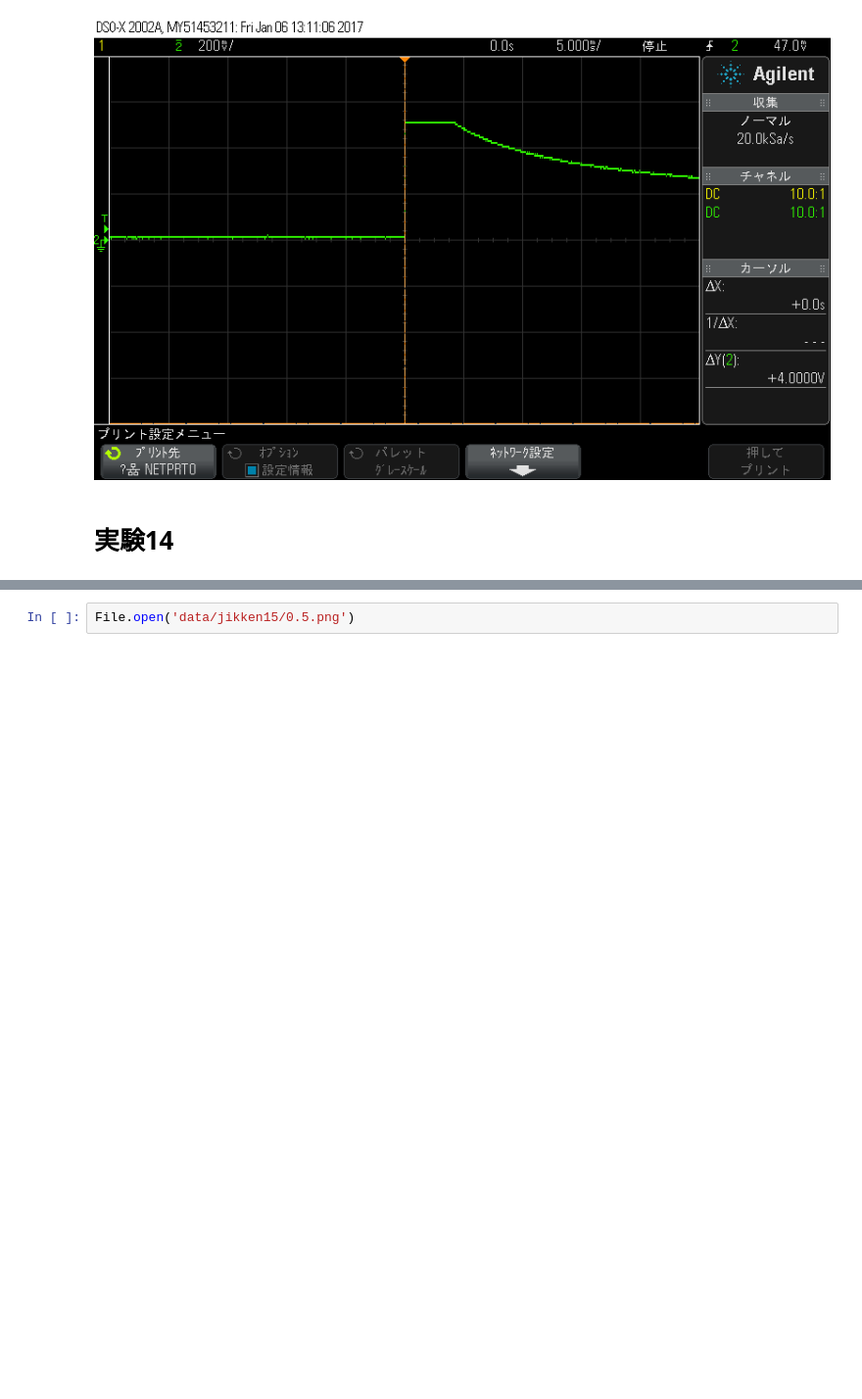
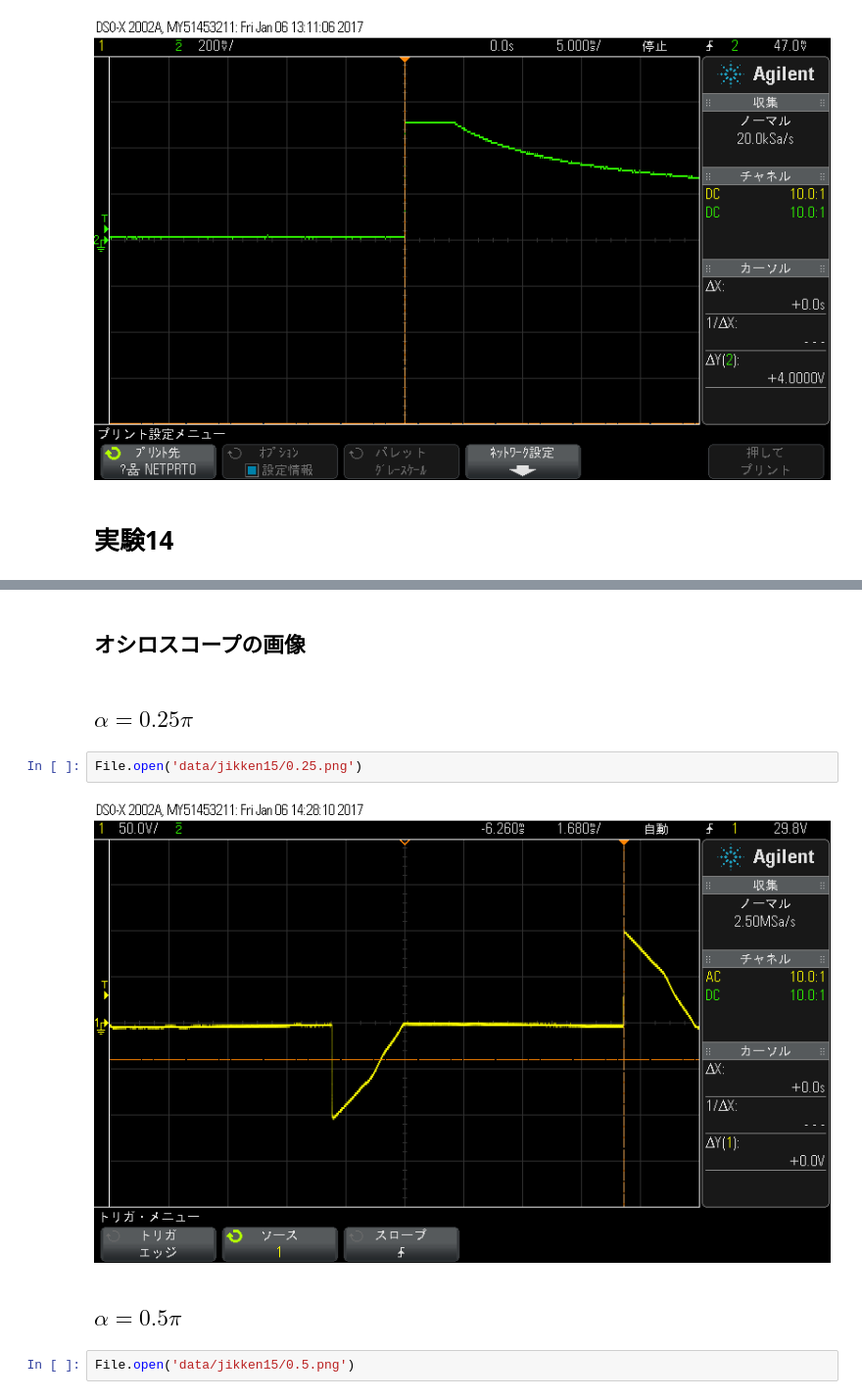
Before and after one commit to genya0407/jisshub, a Jupyter notebook: regulator/スイッチングレギュレーター.ipynb, the cells around one changed output, grey strips where cells are left out. Shown at 98% size. Saved outputs shown, nothing was run; the diff lists cells and outputs as text; blank space fills up the shorter version.

```diff
--- a/regulator/スイッチングレギュレーター.ipynb
+++ b/regulator/スイッチングレギュレーター.ipynb
@@ -268,3 +167,13 @@ nil
+# %% [markdown]
+## オシロスコープの画像
+# %% [markdown]
+## $\alpha = 0.25 \pi$
+# %%
+File.open('data/jikken15/0.25.png')
+# %% [output]
+[figure, added]
+# %% [markdown]
+## $\alpha = 0.5 \pi$
 # %%
 File.open('data/jikken15/0.5.png')
 # %% [output]
```
Also changed, not shown: parts of 20 cells of this notebook, 4 other files.
